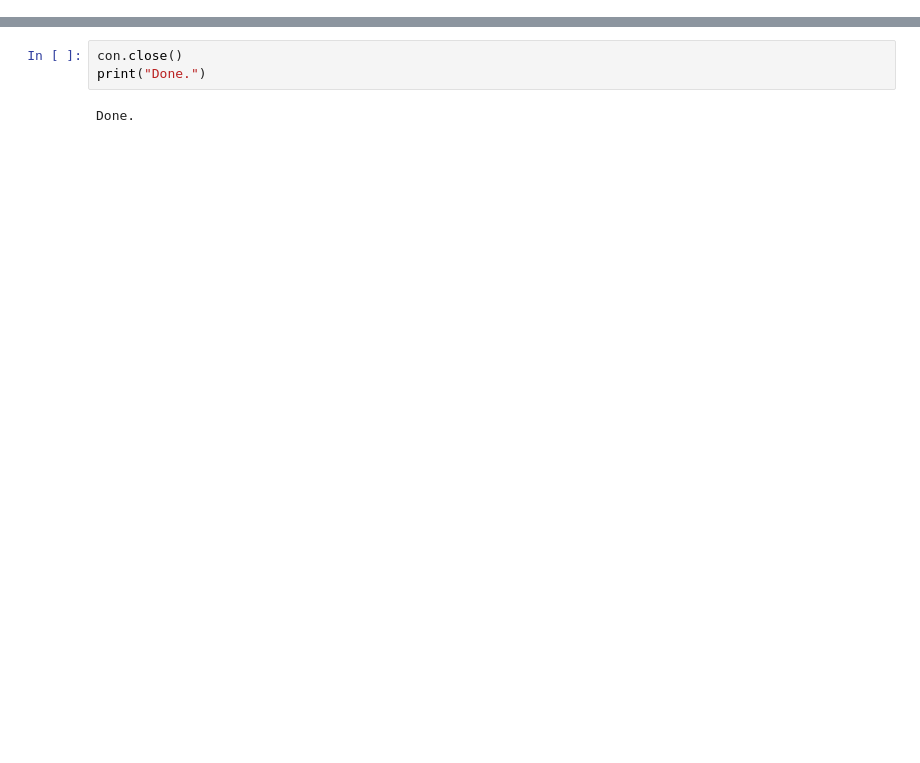
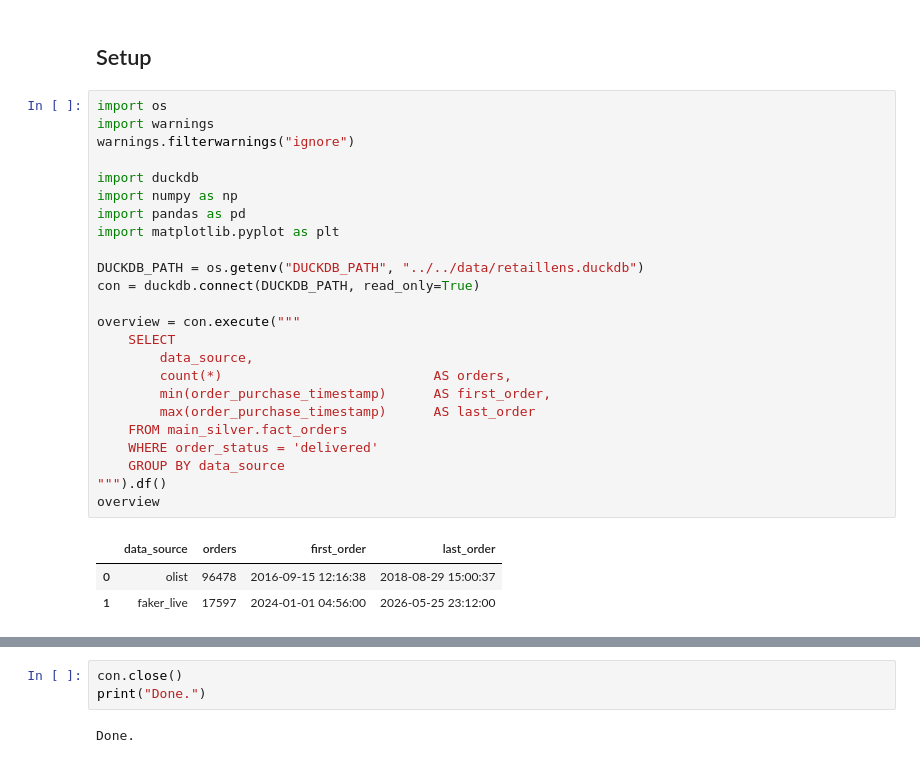
Before and after one commit to laihoangson/e-commerce, a Jupyter notebook: ml/notebooks/01_ml_overview.ipynb, the cells around one changed output, grey strips where cells are left out. Cells and saved outputs as stored; diff of their text form; blank space fills up the shorter version.

```diff
--- a/ml/notebooks/01_ml_overview.ipynb
+++ b/ml/notebooks/01_ml_overview.ipynb
@@ -571,0 +20,30 @@ the documented reasoning behind those choices.
+# %% [markdown]
+## Setup
+# %%
+import os
+import warnings
+warnings.filterwarnings("ignore")
+
+import duckdb
+import numpy as np
+import pandas as pd
+import matplotlib.pyplot as plt
+
+DUCKDB_PATH = os.getenv("DUCKDB_PATH", "../../data/retaillens.duckdb")
+con = duckdb.connect(DUCKDB_PATH, read_only=True)
+
+overview = con.execute("""
+    SELECT
+        data_source,
+        count(*)                           AS orders,
+        min(order_purchase_timestamp)      AS first_order,
+        max(order_purchase_timestamp)      AS last_order
+    FROM main_silver.fact_orders
+    WHERE order_status = 'delivered'
+    GROUP BY data_source
+""").df()
+overview
+# %% [output]
+|  | data_source | orders | first_order | last_order |
+| 0 | olist | 96478 | 2016-09-15 12:16:38 | 2018-08-29 15:00:37 |
+| 1 | faker_live | 17597 | 2024-01-01 04:56:00 | 2026-05-25 23:12:00 |
```
Also changed, not shown: parts of 64 cells of this notebook, 8 other files.
